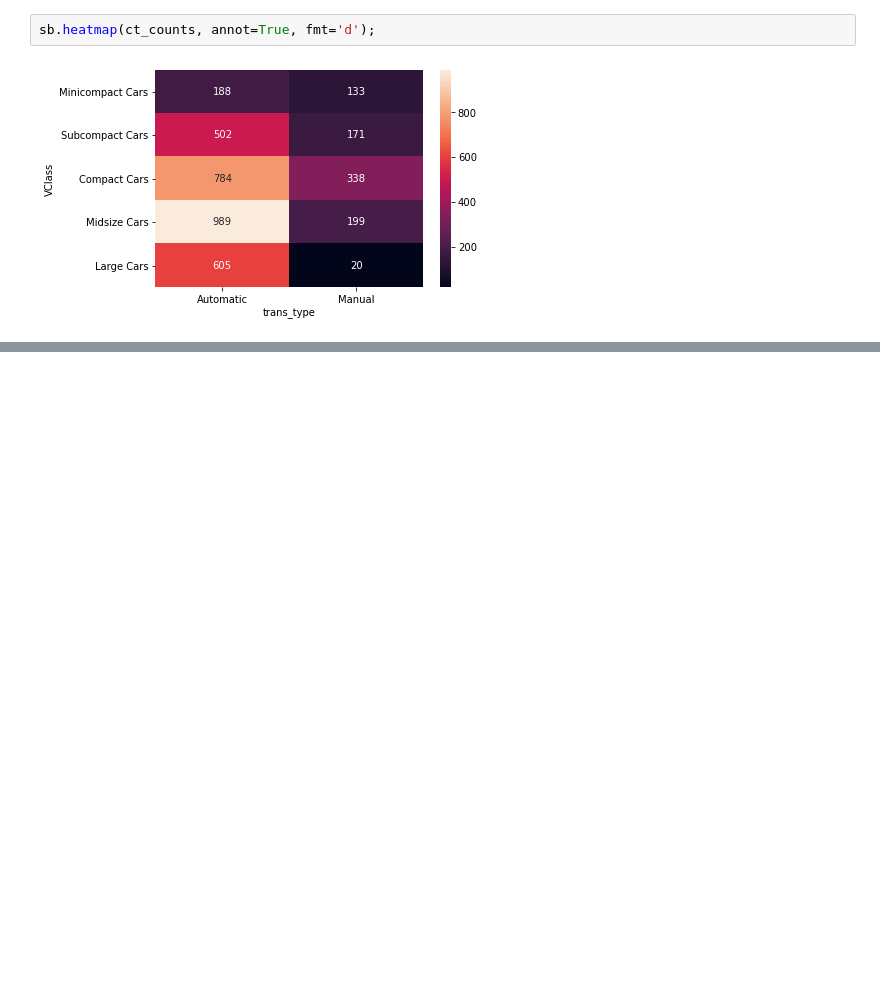
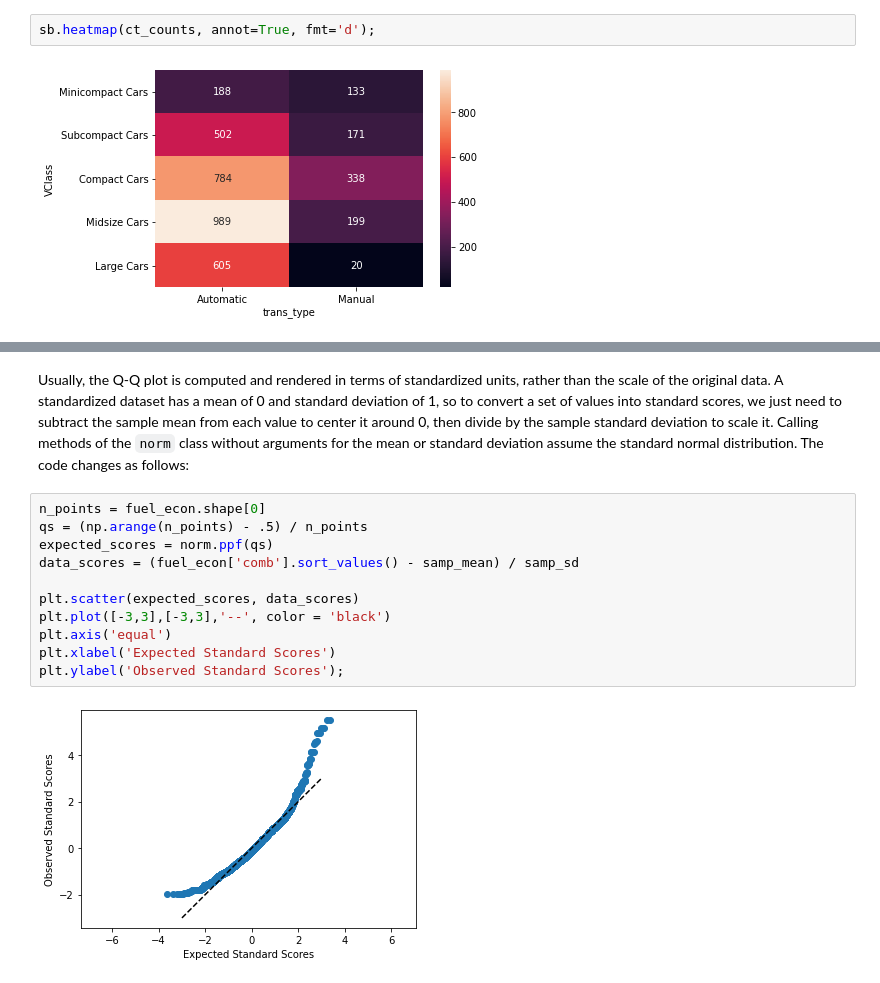
Before and after one commit to jackycwwang/data_visualization, a Jupyter notebook: 3. bivariate_exploration_of_data.ipynb, the cells around one changed output, grey strips where cells are left out. Saved outputs shown, nothing was run; the diff lists cells and outputs as text; blank space fills up the shorter version.

```diff
--- a/3. bivariate_exploration_of_data.ipynb
+++ b/3. bivariate_exploration_of_data.ipynb
@@ -838,0 +912,15 @@ g.add_legend();
+# %% [markdown]
+Usually, the Q-Q plot is computed and rendered in terms of standardized units, rather than the scale of the original data. A standardized dataset has a mean of 0 and standard deviation of 1, so to convert a set of values into standard scores, we just need to subtract the sample mean from each value to center it around 0, then divide by the sample standard deviation to scale it. Calling methods of the `norm` class without arguments for the mean or standard deviation assume the standard normal distribution. The code changes as follows:
+# %%
+n_points = fuel_econ.shape[0]
+qs = (np.arange(n_points) - .5) / n_points
+expected_scores = norm.ppf(qs)
+data_scores = (fuel_econ['comb'].sort_values() - samp_mean) / samp_sd
+
+plt.scatter(expected_scores, data_scores)
+plt.plot([-3,3],[-3,3],'--', color = 'black')
+plt.axis('equal')
+plt.xlabel('Expected Standard Scores')
+plt.ylabel('Observed Standard Scores');
+# %% [output]
+[figure, added]
```
Also changed, not shown: parts of 106 cells of this notebook.
